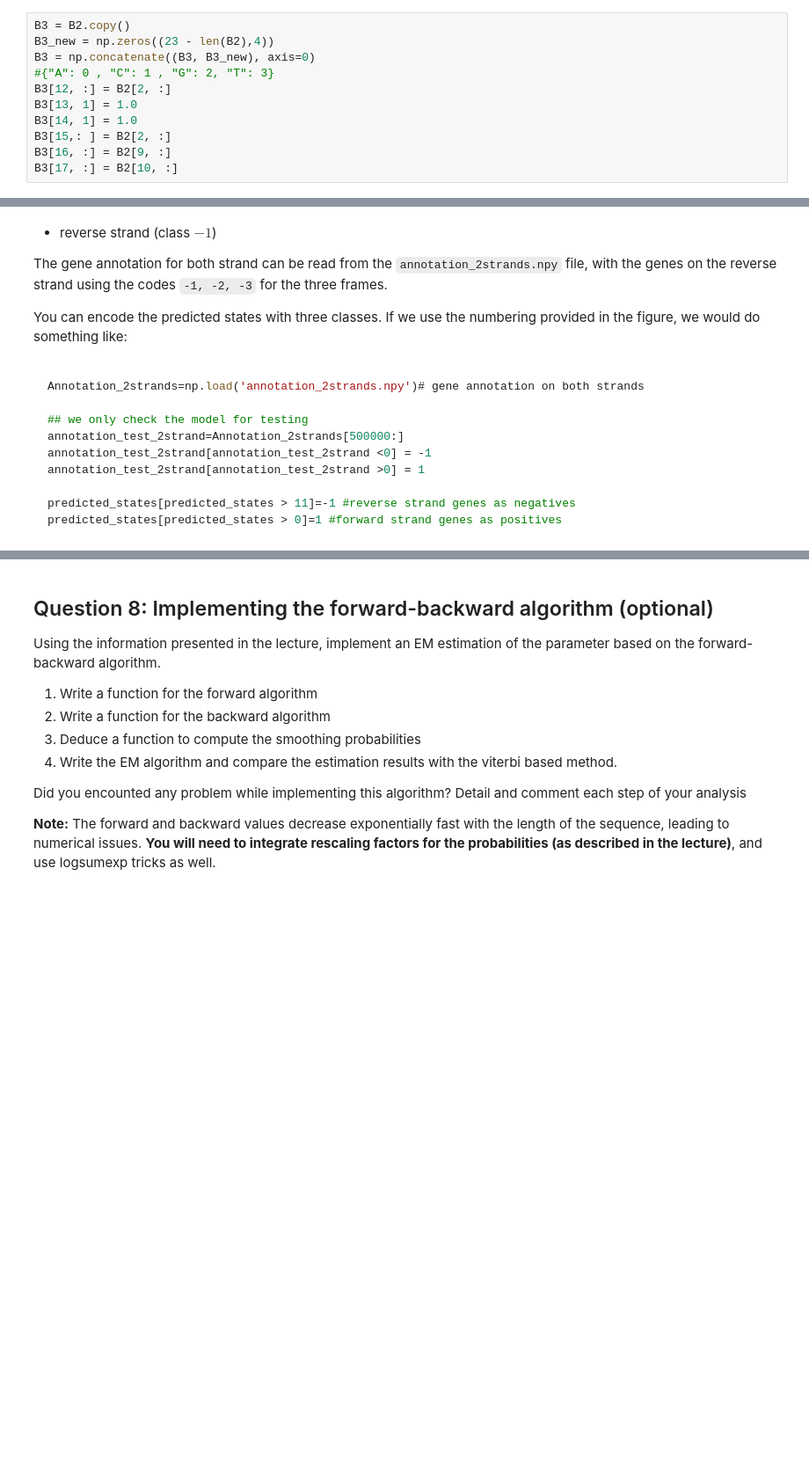
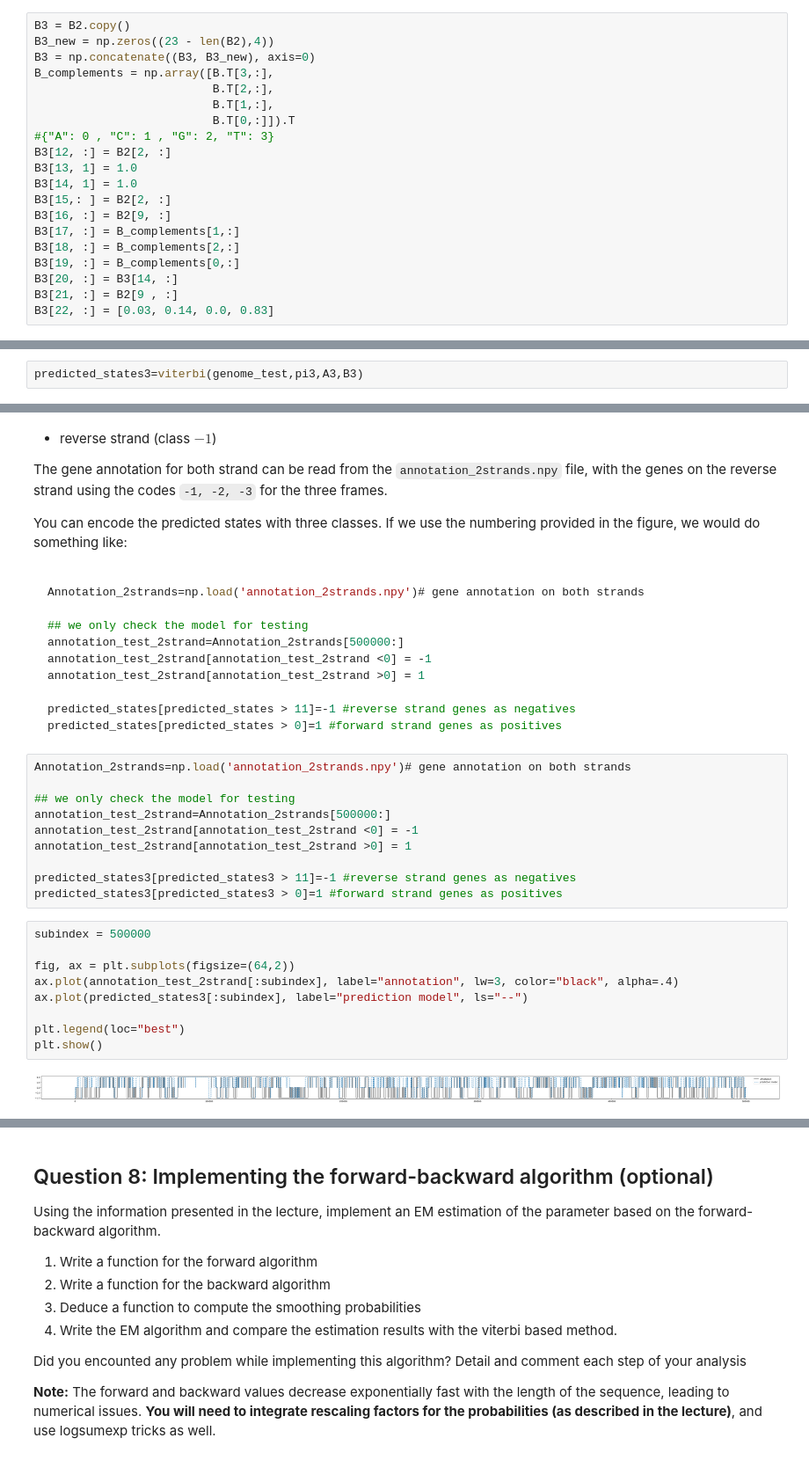
Before and after one commit to Jynns/AppliedPML_GroupA, a Jupyter notebook: assignement-geneprediction/HMM_Gene_prediction.ipynb, the cells around one changed output, grey strips where cells are left out. Shown at 88% size. Drawn from its saved outputs; the diff is of its cells as text; blank space fills up the shorter version.

Commit message:
backward forward pass

````diff
--- a/assignement-geneprediction/HMM_Gene_prediction.ipynb
+++ b/assignement-geneprediction/HMM_Gene_prediction.ipynb
@@ -652,10 +652,19 @@ pi3[0] = 1
 B3 = B2.copy()
 B3_new = np.zeros((23 - len(B2),4))
 B3 = np.concatenate((B3, B3_new), axis=0)
+B_complements = np.array([B.T[3,:],
+                          B.T[2,:],
+                          B.T[1,:],
+                          B.T[0,:]]).T
 #{"A": 0 , "C": 1 , "G": 2, "T": 3}
 B3[12, :] = B2[2, :]
 B3[13, 1] = 1.0
 B3[14, 1] = 1.0
 B3[15,: ] = B2[2, :]
 B3[16, :] = B2[9, :]
-B3[17, :] = B2[10, :]
+B3[17, :] = B_complements[1,:]
+B3[18, :] = B_complements[2,:]
+B3[19, :] = B_complements[0,:]
+B3[20, :] = B3[14, :]
+B3[21, :] = B2[9 , :]
+B3[22, :] = [0.03, 0.14, 0.0, 0.83]
@@ -665,3 +671,5 @@ predicted_states2[predicted_states2!=0]=1
+# %%
+predicted_states3=viterbi(genome_test,pi3,A3,B3)
 # %% [markdown]
 ### **Important note on the evaluation**
 
@@ -686,3 +694,24 @@ annotation_test_2strand[annotation_test_2strand >0] = 1
 predicted_states[predicted_states > 11]=-1 #reverse strand genes as negatives
 predicted_states[predicted_states > 0]=1 #forward strand genes as positives
 ```
+# %%
+Annotation_2strands=np.load('annotation_2strands.npy')# gene annotation on both strands
+
+## we only check the model for testing
+annotation_test_2strand=Annotation_2strands[500000:]
+annotation_test_2strand[annotation_test_2strand <0] = -1
+annotation_test_2strand[annotation_test_2strand >0] = 1
+
+predicted_states3[predicted_states3 > 11]=-1 #reverse strand genes as negatives
+predicted_states3[predicted_states3 > 0]=1 #forward strand genes as positives
+# %%
+subindex = 500000
+
+fig, ax = plt.subplots(figsize=(64,2))
+ax.plot(annotation_test_2strand[:subindex], label="annotation", lw=3, color="black", alpha=.4)
+ax.plot(predicted_states3[:subindex], label="prediction model", ls="--")
+
+plt.legend(loc="best")
+plt.show()
+# %% [output]
+[figure, added]
````
Also changed, not shown: parts of 11 cells of this notebook, 2 other files.
